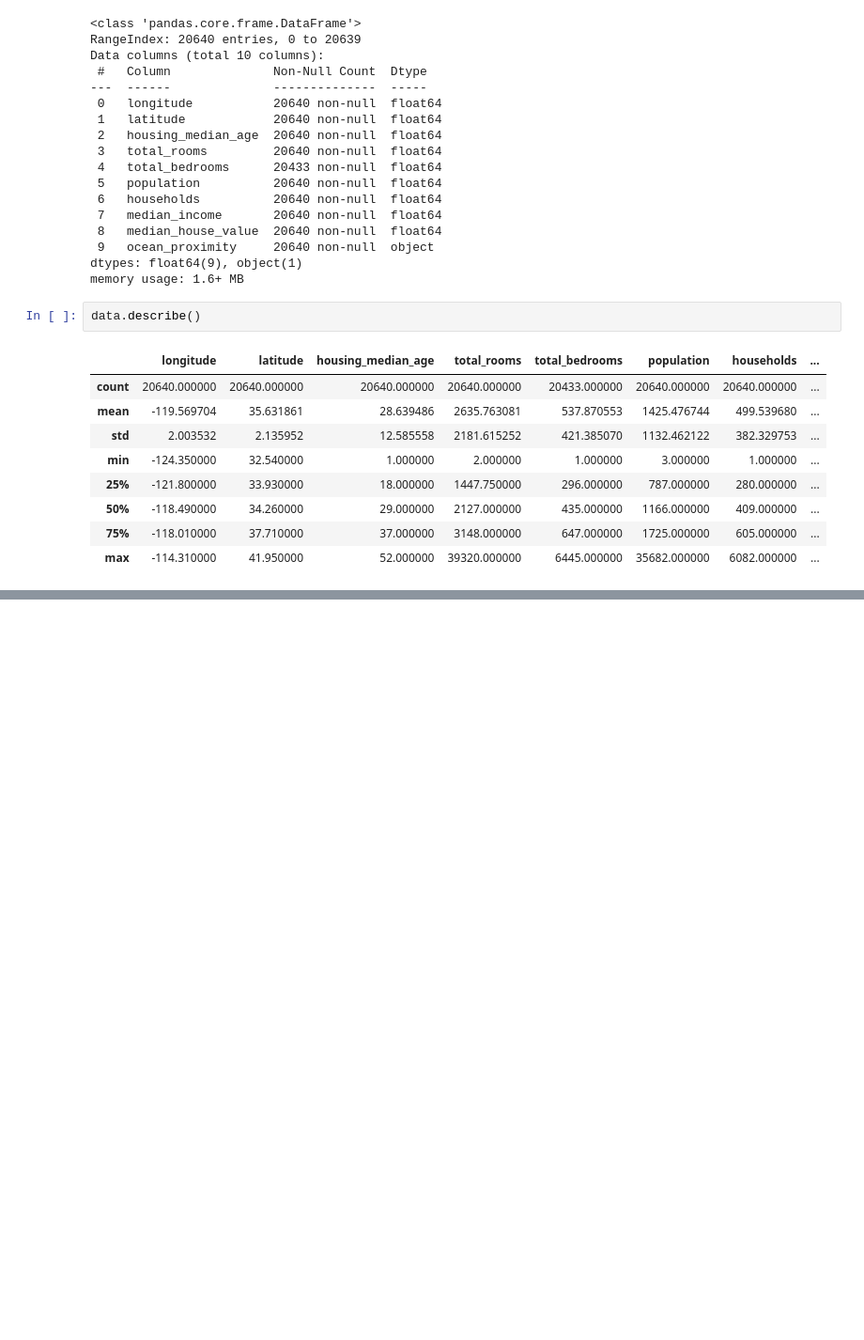
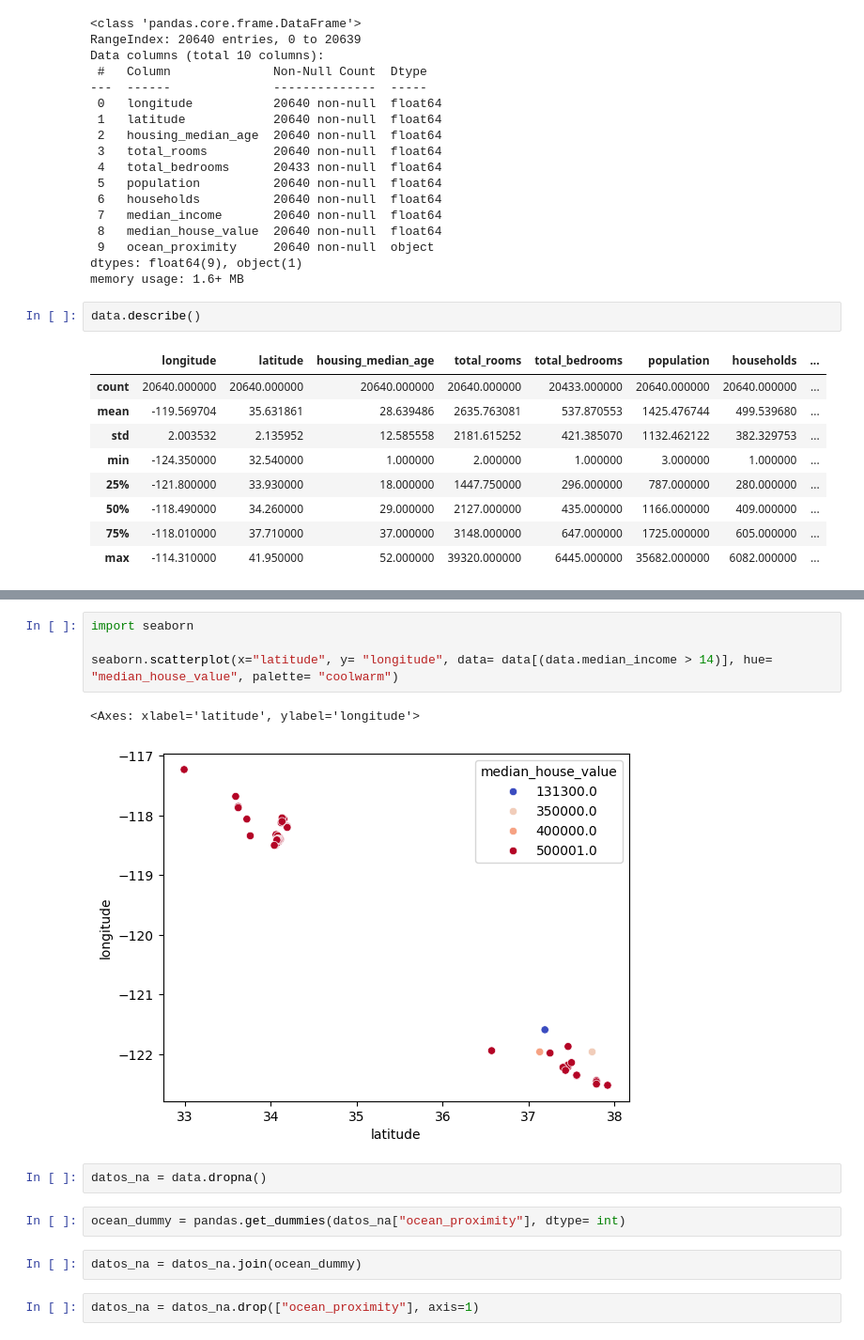
Before and after one commit to Bigpotatozz/modelo-grados, a Jupyter notebook: house price/house_price.ipynb, the cells around one changed output, grey strips where cells are left out. Shown: that part at 94% size. Drawn from its saved outputs; the diff is of its cells as text; blank space fills up the shorter version.

```diff
--- a/house price/house_price.ipynb
+++ b/house price/house_price.ipynb
@@ -66,0 +80,15 @@ data.describe()
+# %%
+import seaborn
+
+seaborn.scatterplot(x="latitude", y= "longitude", data= data[(data.median_income > 14)], hue= "median_house_value", palette= "coolwarm")
+# %% [output]
+<Axes: xlabel='latitude', ylabel='longitude'>
+[figure, added]
+# %%
+datos_na = data.dropna()
+# %%
+ocean_dummy = pandas.get_dummies(datos_na["ocean_proximity"], dtype= int)
+# %%
+datos_na = datos_na.join(ocean_dummy)
+# %%
+datos_na = datos_na.drop(["ocean_proximity"], axis=1)
```
Also changed, not shown: parts of 2 cells of this notebook.
